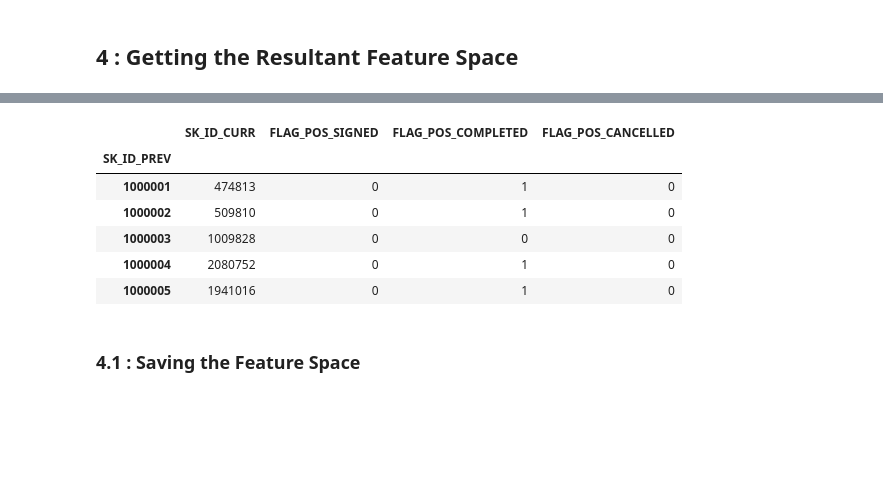
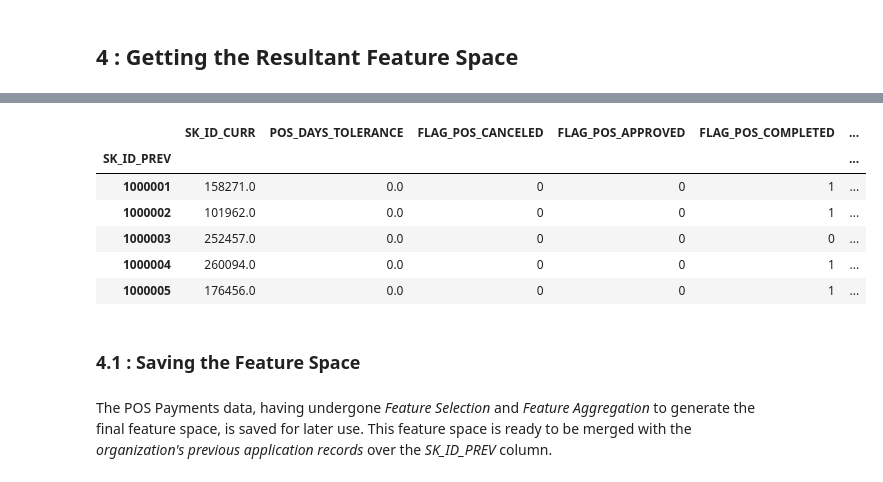
Before and after one commit to KhareHarsh327/Home-Credit-Default-Risk, a Jupyter notebook: notebooks/EDA and FE/3. Point of Sales (POS) Payment Analysis.ipynb, the cells around one changed output, grey strips where cells are left out. Drawn from its saved outputs; the diff is of its cells as text; code cells hidden in the pictures; blank space fills up the shorter version.

```diff
--- a/notebooks/EDA and FE/3. Point of Sales (POS) Payment Analysis.ipynb
+++ b/notebooks/EDA and FE/3. Point of Sales (POS) Payment Analysis.ipynb
@@ -212,20 +387,20 @@ plotter.plot_num_num_corr(
 # %%
-pos_fs = pos_fe.is_present(
-    data = pos_cash,
-    column = "NAME_CONTRACT_STATUS",
-    values = ["Signed", "Completed", "Cancelled"]
+pos_fs = pos_fe.get_features(
+    df = pos_cash
 )
 pos_fs.head()
 # %% [output]
-|  | SK_ID_CURR | FLAG_POS_SIGNED | FLAG_POS_COMPLETED | FLAG_POS_CANCELLED |
-| SK_ID_PREV |  |  |  |  |
-| 1000001 | 474813 | 0 | 1 | 0 |
-| 1000002 | 509810 | 0 | 1 | 0 |
-| 1000003 | 1009828 | 0 | 0 | 0 |
-| 1000004 | 2080752 | 0 | 1 | 0 |
-| 1000005 | 1941016 | 0 | 1 | 0 |
+|  | SK_ID_CURR | POS_DAYS_TOLERANCE | FLAG_POS_CANCELED | FLAG_POS_APPROVED | FLAG_POS_COMPLETED | ... |
+| SK_ID_PREV |  |  |  |  |  | ... |
+| 1000001 | 158271.0 | 0.0 | 0 | 0 | 1 | ... |
+| 1000002 | 101962.0 | 0.0 | 0 | 0 | 1 | ... |
+| 1000003 | 252457.0 | 0.0 | 0 | 0 | 0 | ... |
+| 1000004 | 260094.0 | 0.0 | 0 | 0 | 1 | ... |
+| 1000005 | 176456.0 | 0.0 | 0 | 0 | 1 | ... |
 # %% [markdown]
 <h3><div id="4.1">4.1 : Saving the Feature Space</div></h3>
+# %% [markdown]
+The POS Payments data, having undergone *Feature Selection* and *Feature Aggregation* to generate the final feature space, is saved for later use. This feature space is ready to be merged with the *organization's previous application records* over the *SK_ID_PREV* column.
 # %%
 pos_fs.to_csv(
     os.path.join(ROOT_DIR,"data","generated","pos_cash.csv")
```
Also changed, not shown: parts of 32 cells of this notebook, 2 other files.
